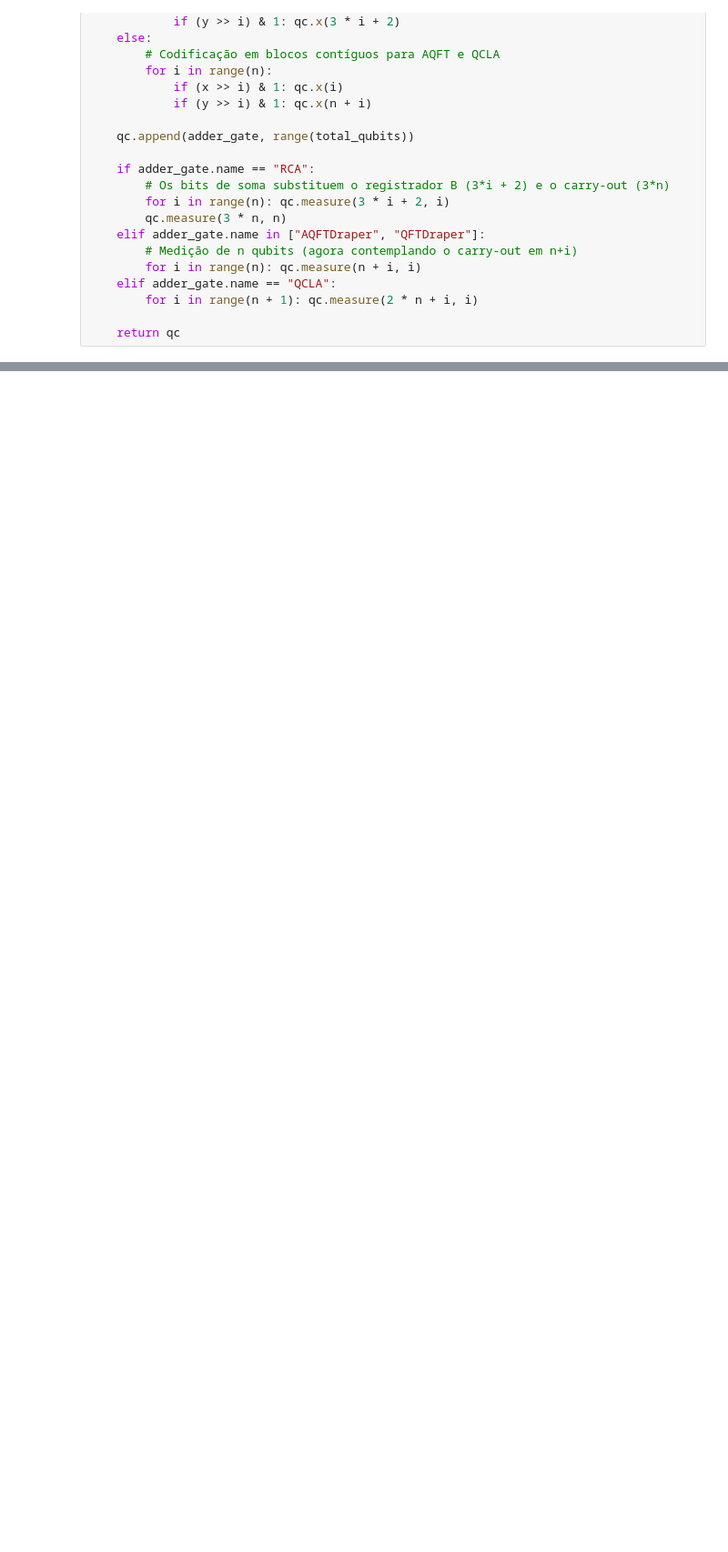
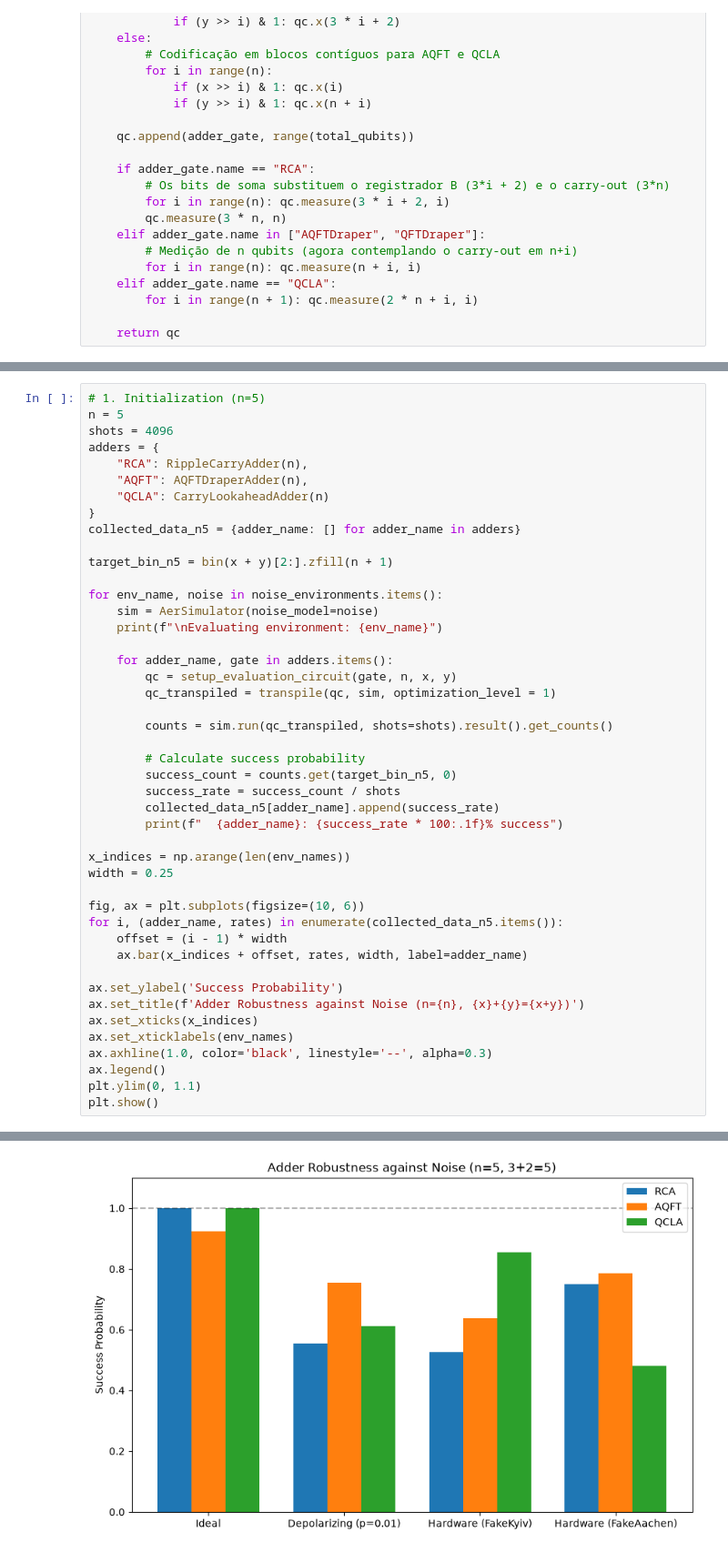
Before and after one commit to ArthurWDamasio/quantum-computing-notebooks, a Jupyter notebook: notebooks/arithmetic/qadders-study.ipynb, the cells around one changed output, grey strips where cells are left out. Shown at 91% size. Saved outputs shown, nothing was run; the diff lists cells and outputs as text; blank space fills up the shorter version.

```diff
--- a/notebooks/arithmetic/qadders-study.ipynb
+++ b/notebooks/arithmetic/qadders-study.ipynb
@@ -447,0 +391,46 @@ Extraindo profundidade do circuito...
+# %%
+# 1. Initialization (n=5)
+n = 5
+shots = 4096
+adders = {
+    "RCA": RippleCarryAdder(n),
+    "AQFT": AQFTDraperAdder(n),
+    "QCLA": CarryLookaheadAdder(n)
+}
+collected_data_n5 = {adder_name: [] for adder_name in adders}
+
+target_bin_n5 = bin(x + y)[2:].zfill(n + 1)
+
+for env_name, noise in noise_environments.items():
+    sim = AerSimulator(noise_model=noise)
+    print(f"\nEvaluating environment: {env_name}")
+
+    for adder_name, gate in adders.items():
+        qc = setup_evaluation_circuit(gate, n, x, y)
+        qc_transpiled = transpile(qc, sim, optimization_level = 1)
+
+        counts = sim.run(qc_transpiled, shots=shots).result().get_counts()
+
+        # Calculate success probability
+        success_count = counts.get(target_bin_n5, 0)
+        success_rate = success_count / shots
+        collected_data_n5[adder_name].append(success_rate)
+        print(f"  {adder_name}: {success_rate * 100:.1f}% success")
+
+x_indices = np.arange(len(env_names))
+width = 0.25
+
+fig, ax = plt.subplots(figsize=(10, 6))
+for i, (adder_name, rates) in enumerate(collected_data_n5.items()):
+    offset = (i - 1) * width
+    ax.bar(x_indices + offset, rates, width, label=adder_name)
+
+ax.set_ylabel('Success Probability')
+ax.set_title(f'Adder Robustness against Noise (n={n}, {x}+{y}={x+y})')
+ax.set_xticks(x_indices)
+ax.set_xticklabels(env_names)
+ax.axhline(1.0, color='black', linestyle='--', alpha=0.3)
+ax.legend()
+plt.ylim(0, 1.1)
+plt.show()
+# %% [output]
@@ -447,0 +456 @@ Extraindo profundidade do circuito...
+[figure, added]
```
Also changed, not shown: parts of 7 cells of this notebook, 4 other files.
